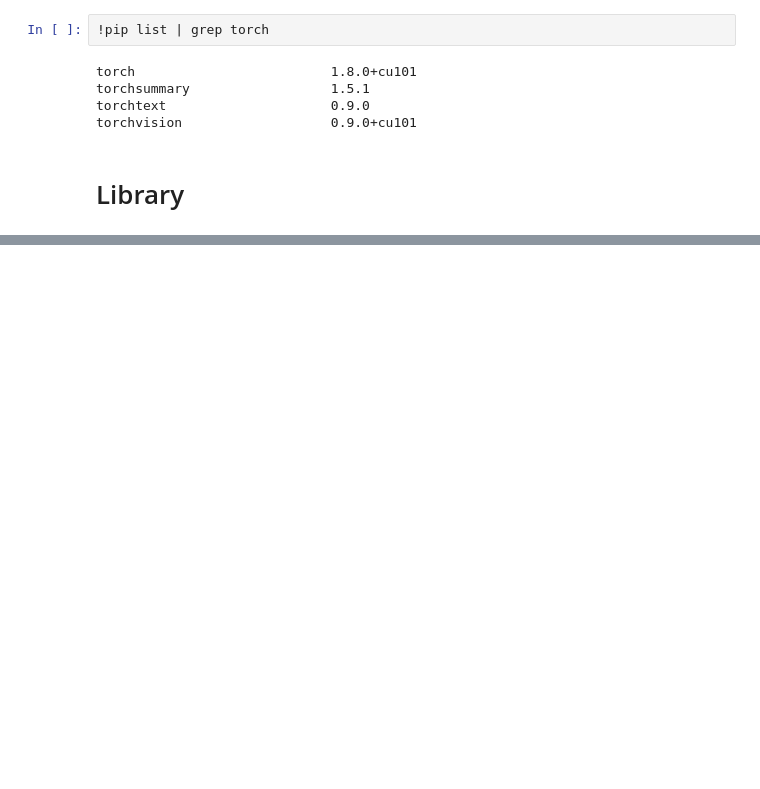
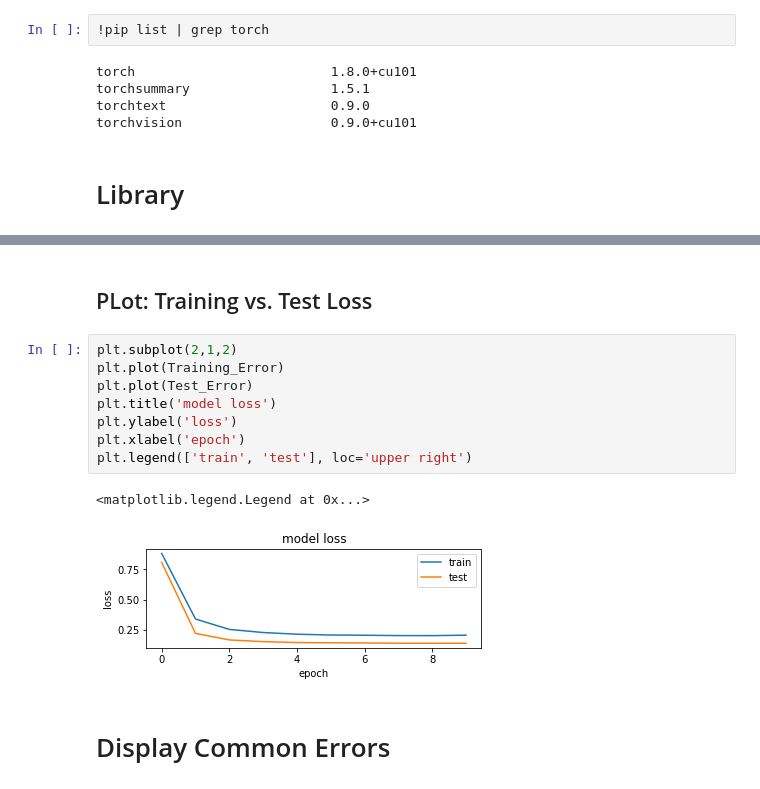
Before and after one commit to s-c-soma/Deeplearning-CMPE-258, a Jupyter notebook: Assignment_4/Assignment_4_Part_1.ipynb, the cells around one changed output, grey strips where cells are left out. Saved outputs shown, nothing was run; the diff lists cells and outputs as text; blank space fills up the shorter version.

```diff
--- a/Assignment_4/Assignment_4_Part_1.ipynb
+++ b/Assignment_4/Assignment_4_Part_1.ipynb
@@ -348,0 +321,15 @@ X_reduced: (500, 2), y_true_reduced: (500, 1), y_pred_reduced: (500, 1)
+# %% [markdown]
+## PLot: Training vs. Test Loss
+# %%
+plt.subplot(2,1,2)
+plt.plot(Training_Error)
+plt.plot(Test_Error)
+plt.title('model loss')
+plt.ylabel('loss')
+plt.xlabel('epoch')
+plt.legend(['train', 'test'], loc='upper right')
+# %% [output]
+<matplotlib.legend.Legend at 0x...>
+[figure, added]
+# %% [markdown]
+# Display Common Errors
```
Also changed, not shown: parts of 64 cells of this notebook.
